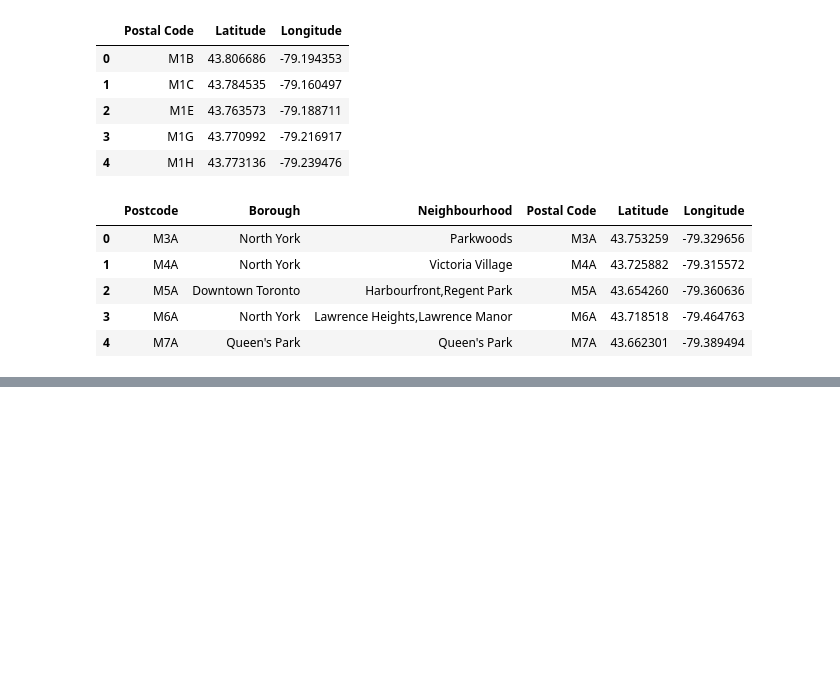
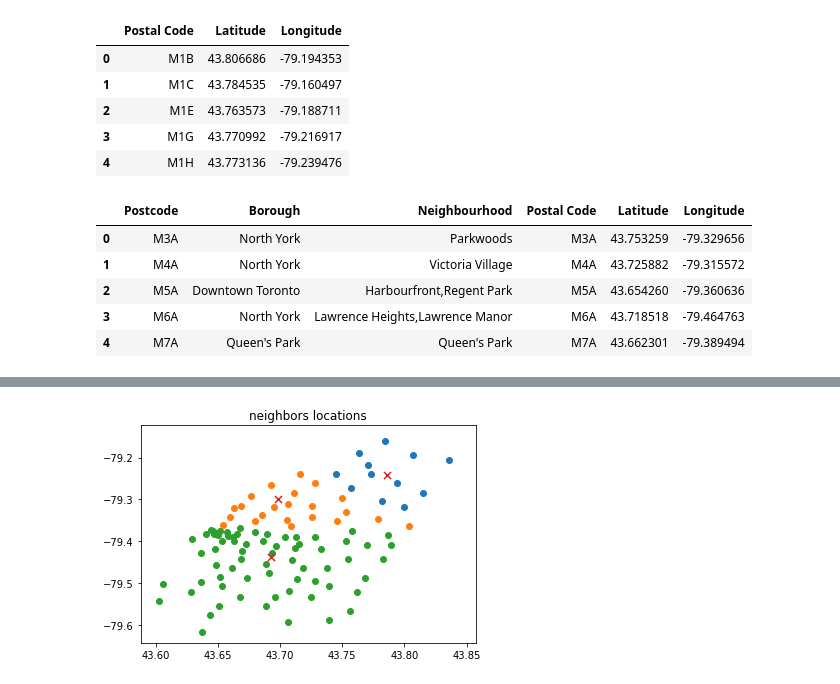
Before and after one commit to mmadan8/DataScienceProject, a Jupyter notebook: DataScienceWeek3.ipynb, the cells around one changed output, grey strips where cells are left out. Cells and saved outputs as stored; diff of their text form; code cells hidden in the pictures; blank space fills up the shorter version.

```diff
--- a/DataScienceWeek3.ipynb
+++ b/DataScienceWeek3.ipynb
@@ -152,0 +195,26 @@ myData2.head()
+# %%
+for i in range(k):
+    clustersX[i] = np.mean(Xs[i])
+    clustersY[i] = np.mean(Ys[i])
+# %%
+Xs = [[] for i in range(k)]
+Ys = [[] for i in range(k)]
+
+
+for i in range(len(myData2)):
+    x = myData2.loc[i]["Latitude"]
+    y = myData2.loc[i]["Longitude"]
+
+    dist = np.sqrt( (x - clustersX) ** 2  + (y- clustersY) **2)
+    minDistCluster = np.argmin(dist)
+
+    Xs[minDistCluster].append(x)
+    Ys[minDistCluster].append(y)
+
+for i in range(k):
+    plt.scatter(x=Xs[i],y=Ys[i])
+plt.scatter(x = clustersX, y = clustersY, marker = 'x', s = 50)
+plt.title("neighbors locations")
+plt.show()
+# %% [output]
+[figure, added]
```
Also changed, not shown: parts of 8 cells of this notebook.
